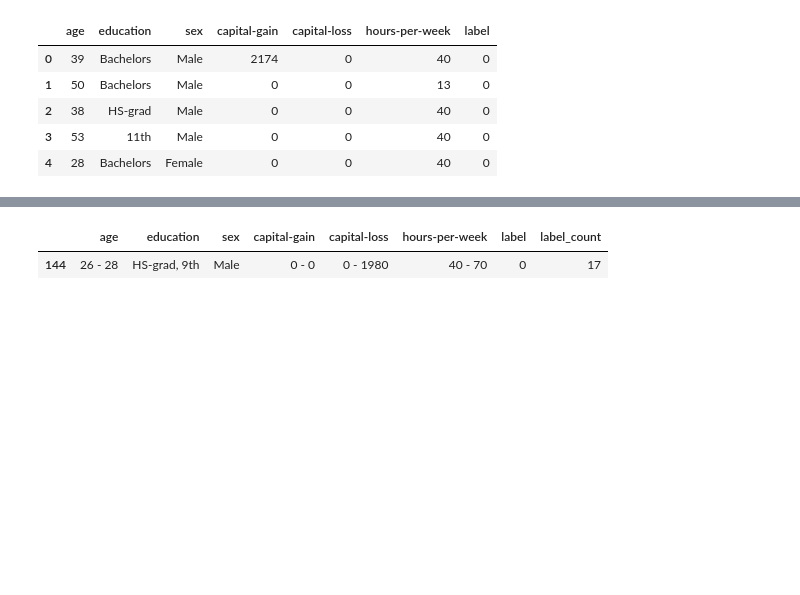
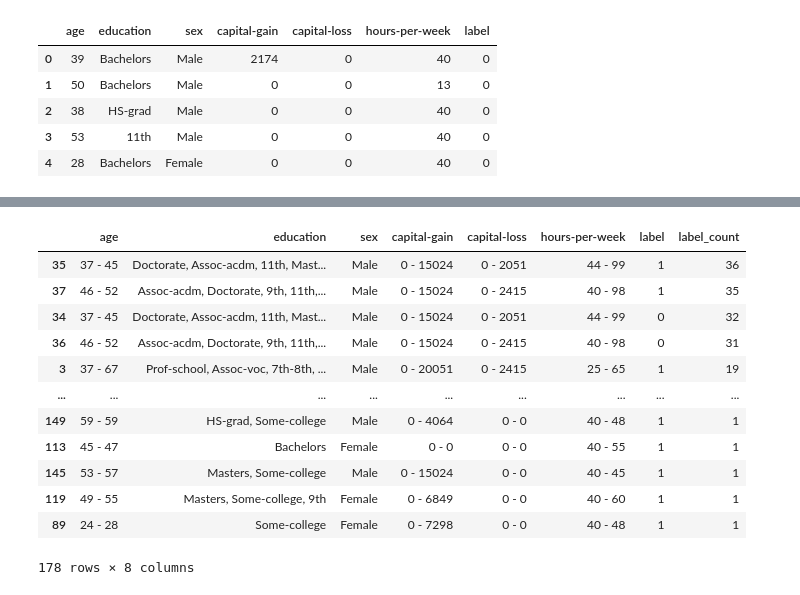
Before and after one commit to City-of-Helsinki/tabular-anonymizer, a Jupyter notebook: examples/additional_definitions.ipynb, the cells around one changed output, grey strips where cells are left out. Cells and saved outputs as stored; diff of their text form; code cells hidden in the pictures; blank space fills up the shorter version.

```diff
--- a/examples/additional_definitions.ipynb
+++ b/examples/additional_definitions.ipynb
@@ -124,6 +119,0 @@ t-closeness is broken in Anonypy!
-# %%
-count_max = df_anonymized['label_count'].max()
-df_anonymized.loc[df_anonymized['label_count'] == count_max, :]
-# %% [output]
-|  | age | education | sex | capital-gain | capital-loss | hours-per-week | label | label_count |
-| 144 | 26 - 28 | HS-grad, 9th | Male | 0 - 0 | 0 - 1980 | 40 - 70 | 0 | 17 |
@@ -160,0 +120,16 @@ is_k_anonymous(df_anonymized, 5, columns_to_check, 'label_count', debug=False)
+# %%
+df_tclose.sort_values(by='label_count', ascending=False)
+# %% [output]
+|  | age | education | sex | capital-gain | capital-loss | hours-per-week | label | label_count |
+| 35 | 37 - 45 | Doctorate, Assoc-acdm, 11th, Mast... | Male | 0 - 15024 | 0 - 2051 | 44 - 99 | 1 | 36 |
+| 37 | 46 - 52 | Assoc-acdm, Doctorate, 9th, 11th,... | Male | 0 - 15024 | 0 - 2415 | 40 - 98 | 1 | 35 |
+| 34 | 37 - 45 | Doctorate, Assoc-acdm, 11th, Mast... | Male | 0 - 15024 | 0 - 2051 | 44 - 99 | 0 | 32 |
+| 36 | 46 - 52 | Assoc-acdm, Doctorate, 9th, 11th,... | Male | 0 - 15024 | 0 - 2415 | 40 - 98 | 0 | 31 |
+| 3 | 37 - 67 | Prof-school, Assoc-voc, 7th-8th, ... | Male | 0 - 20051 | 0 - 2415 | 25 - 65 | 1 | 19 |
+| ... | ... | ... | ... | ... | ... | ... | ... | ... |
+| 149 | 59 - 59 | HS-grad, Some-college | Male | 0 - 4064 | 0 - 0 | 40 - 48 | 1 | 1 |
+| 113 | 45 - 47 | Bachelors | Female | 0 - 0 | 0 - 0 | 40 - 55 | 1 | 1 |
+| 145 | 53 - 57 | Masters, Some-college | Male | 0 - 15024 | 0 - 0 | 40 - 45 | 1 | 1 |
+| 119 | 49 - 55 | Masters, Some-college, 9th | Female | 0 - 6849 | 0 - 0 | 40 - 60 | 1 | 1 |
+| 89 | 24 - 28 | Some-college | Female | 0 - 7298 | 0 - 0 | 40 - 48 | 1 | 1 |
+178 rows × 8 columns
```
Also changed, not shown: parts of 9 cells of this notebook.
